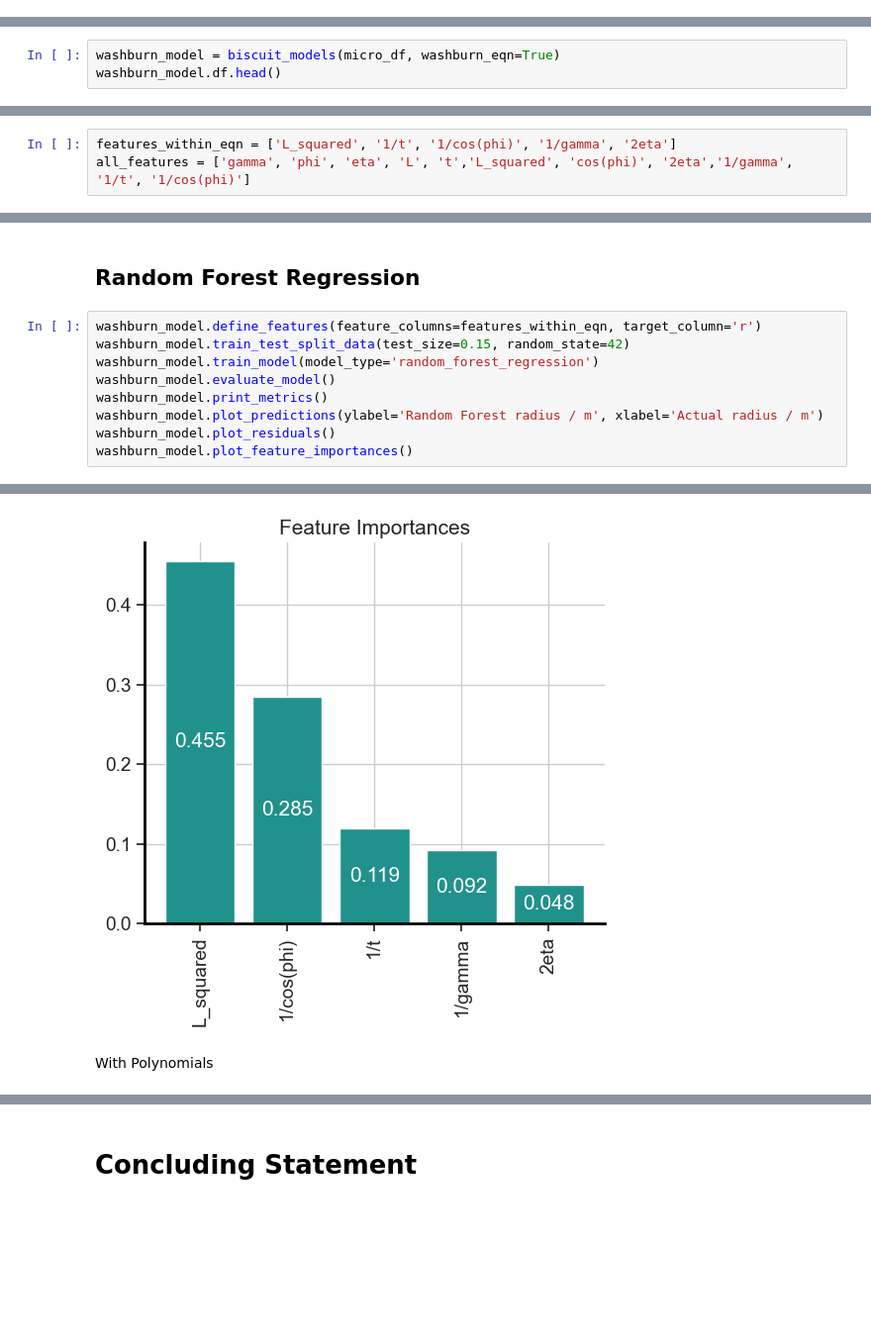
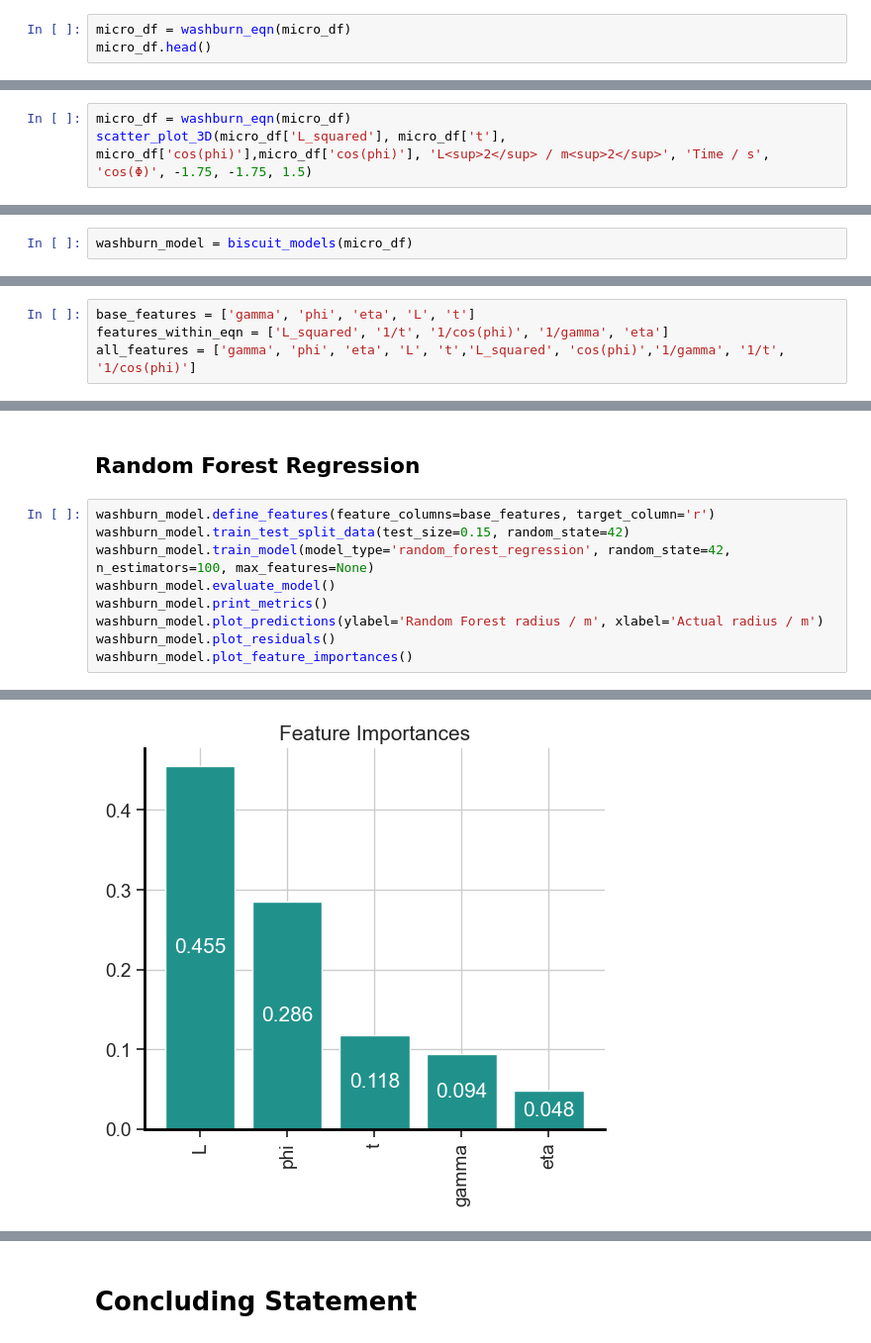
Before and after one commit to RedHorizonss/DunkingBiscuits, a Jupyter notebook: Washburn_model.ipynb, the cells around one changed output, grey strips where cells are left out. Shown at 99% size. Saved outputs shown, nothing was run; the diff lists cells and outputs as text; blank space fills up the shorter version.

```diff
--- a/Washburn_model.ipynb
+++ b/Washburn_model.ipynb
@@ -87,0 +59,3 @@ plt.show()
+# %%
+micro_df = washburn_eqn(micro_df)
+micro_df.head()
@@ -88,5 +81,7 @@ plt.show()
+# %%
+micro_df = washburn_eqn(micro_df)
+scatter_plot_3D(micro_df['L_squared'], micro_df['t'], micro_df['cos(phi)'],micro_df['cos(phi)'], 'L<sup>2</sup> / m<sup>2</sup>', 'Time / s', 'cos(Φ)', -1.75, -1.75, 1.5)
 # %% [markdown]
 ## Models
 # %%
-washburn_model = biscuit_models(micro_df, washburn_eqn=True)
-washburn_model.df.head()
+washburn_model = biscuit_models(micro_df)
@@ -120,8 +119,9 @@ $R^2$: 0.997
 # %% [markdown]
 ## Other values within linear regression
 # %%
-features_within_eqn = ['L_squared', '1/t', '1/cos(phi)', '1/gamma', '2eta']
-all_features = ['gamma', 'phi', 'eta', 'L', 't','L_squared', 'cos(phi)', '2eta','1/gamma', '1/t', '1/cos(phi)']
+base_features = ['gamma', 'phi', 'eta', 'L', 't']
+features_within_eqn = ['L_squared', '1/t', '1/cos(phi)', '1/gamma', 'eta']
+all_features = ['gamma', 'phi', 'eta', 'L', 't','L_squared', 'cos(phi)','1/gamma', '1/t', '1/cos(phi)']
 # %%
 washburn_model.define_features(feature_columns=features_within_eqn, target_column='r')
 washburn_model.train_test_split_data(test_size=0.15, random_state=42)
@@ -216,9 +215,9 @@ This model does have some really clear outliers
 # %% [markdown]
 ## Random Forest Regression
 # %%
-washburn_model.define_features(feature_columns=features_within_eqn, target_column='r')
+washburn_model.define_features(feature_columns=base_features, target_column='r')
 washburn_model.train_test_split_data(test_size=0.15, random_state=42)
-washburn_model.train_model(model_type='random_forest_regression')
+washburn_model.train_model(model_type='random_forest_regression', random_state=42, n_estimators=100, max_features=None)
 washburn_model.evaluate_model()
 washburn_model.print_metrics()
 washburn_model.plot_predictions(ylabel='Random Forest radius / m', xlabel='Actual radius / m')
@@ -234,3 +233 @@ $R^2$: 0.732
-[figure, old version]
+[figure, new version]
-# %% [markdown]
-With Polynomials
```
Also changed, not shown: parts of 25 cells of this notebook, 7 other files.
